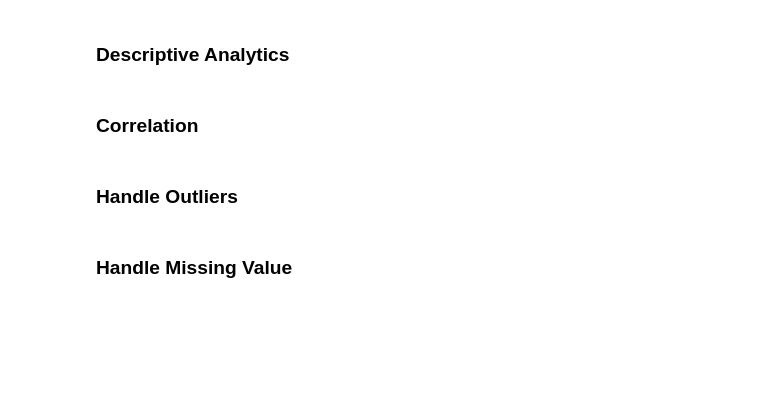
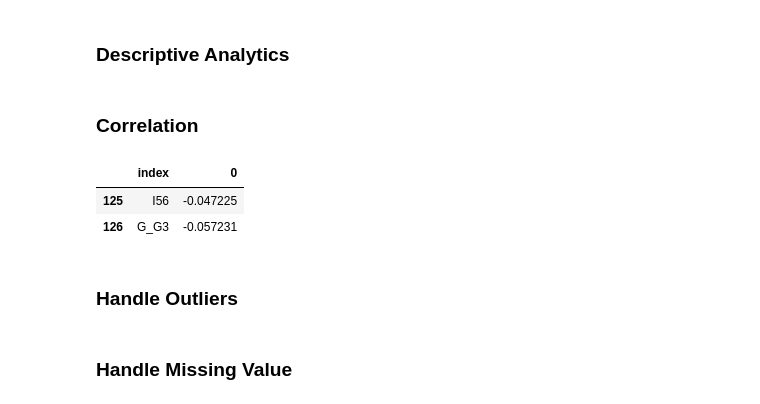
Before and after one commit to iseakash/Predicting-Stock-Trends, a Jupyter notebook: complete_analysis.ipynb, the cells around one changed output. Cells and saved outputs as stored; diff of their text form; code cells hidden in the pictures; blank space fills up the shorter version.

```diff
--- a/complete_analysis.ipynb
+++ b/complete_analysis.ipynb
@@ -93,8 +151,12 @@ for col in train_data.columns[:-10]:
 # %% [markdown]
 ### Correlation
 # %%
-correlation_matrix = train_data.corrwith(df["Class"]).sort_values(ascending=False).reset_index() # till 55 and -45
+correlation_matrix = train_data.corrwith(train_data["Class"]).sort_values(ascending=False).reset_index() # till 55 and -45
 correlation_matrix.tail(2)
+# %% [output]
+|  | index | 0 |
+| 125 | I56 | -0.047225 |
+| 126 | G_G3 | -0.057231 |
 # %%
 corr_features = correlation_matrix[1:55]['index'].tolist() + correlation_matrix[-45:]['index'].tolist()
 # %% [markdown]
```
Also changed, not shown: parts of 39 cells of this notebook.
